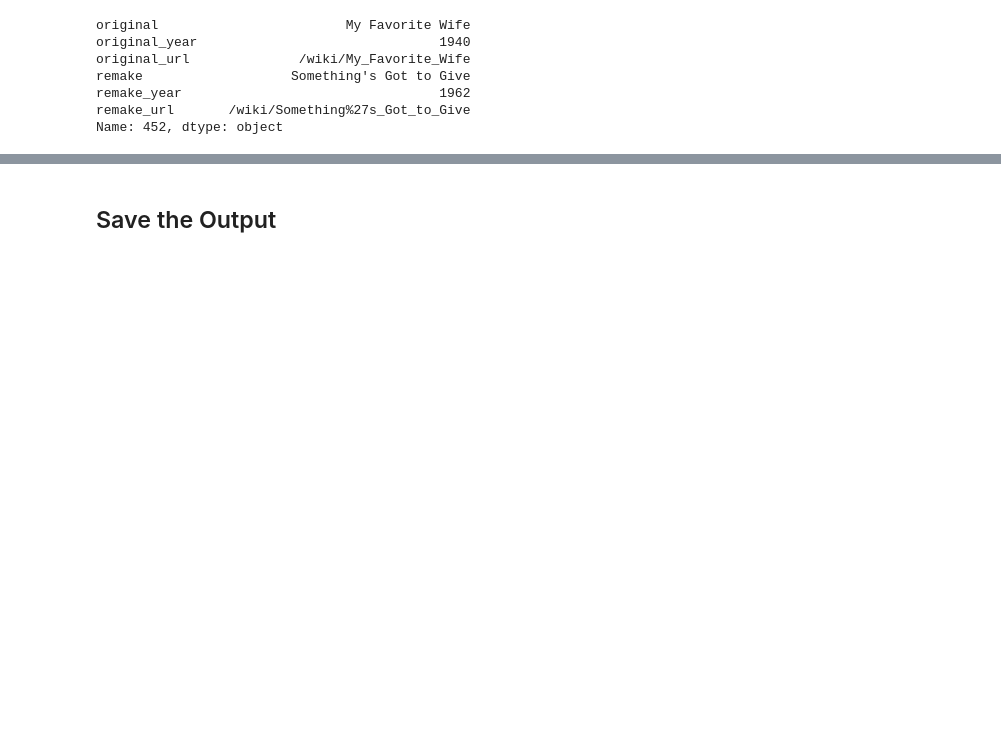
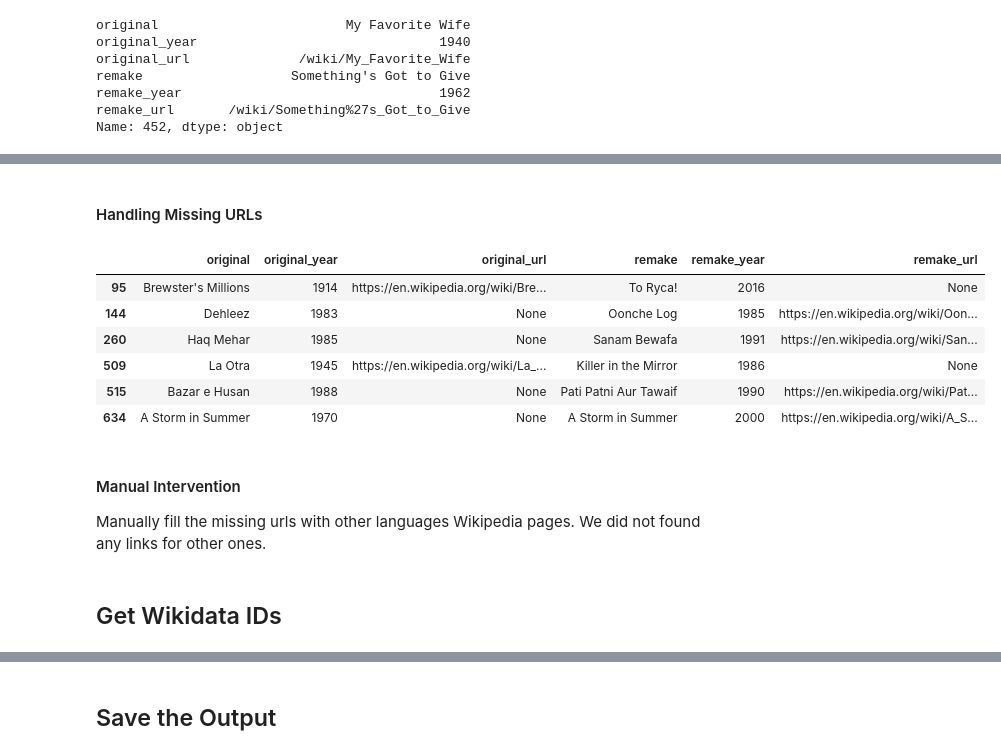
Before and after one commit to epfl-ada/ada-2024-project-madayam, a Jupyter notebook: notebooks/movie_remakes_data.ipynb, the cells around one changed output, grey strips where cells are left out. Drawn from its saved outputs; the diff is of its cells as text; code cells hidden in the pictures; blank space fills up the shorter version.

```diff
--- a/notebooks/movie_remakes_data.ipynb
+++ b/notebooks/movie_remakes_data.ipynb
@@ -212,0 +261,16 @@ df
+# %% [markdown]
+#### Handling Missing URLs
+# %%
+df[df["original_url"].isnull() | df["remake_url"].isnull()]
+# %% [output]
+|  | original | original_year | original_url | remake | remake_year | remake_url |
+| 95 | Brewster's Millions | 1914 | https://en.wikipedia.org/wiki/Bre... | To Ryca! | 2016 | None |
+| 144 | Dehleez | 1983 | None | Oonche Log | 1985 | https://en.wikipedia.org/wiki/Oon... |
+| 260 | Haq Mehar | 1985 | None | Sanam Bewafa | 1991 | https://en.wikipedia.org/wiki/San... |
+| 509 | La Otra | 1945 | https://en.wikipedia.org/wiki/La_... | Killer in the Mirror | 1986 | None |
+| 515 | Bazar e Husan | 1988 | None | Pati Patni Aur Tawaif | 1990 | https://en.wikipedia.org/wiki/Pat... |
+| 634 | A Storm in Summer | 1970 | None | A Storm in Summer | 2000 | https://en.wikipedia.org/wiki/A_S... |
+# %% [markdown]
+#### Manual Intervention
+
+Manually fill the missing urls with other languages Wikipedia pages. We did not found any links for other ones.
@@ -212,0 +281,2 @@ df
+# %% [markdown]
+## Get Wikidata IDs
```
Also changed, not shown: parts of 17 cells of this notebook, 1 other file.
